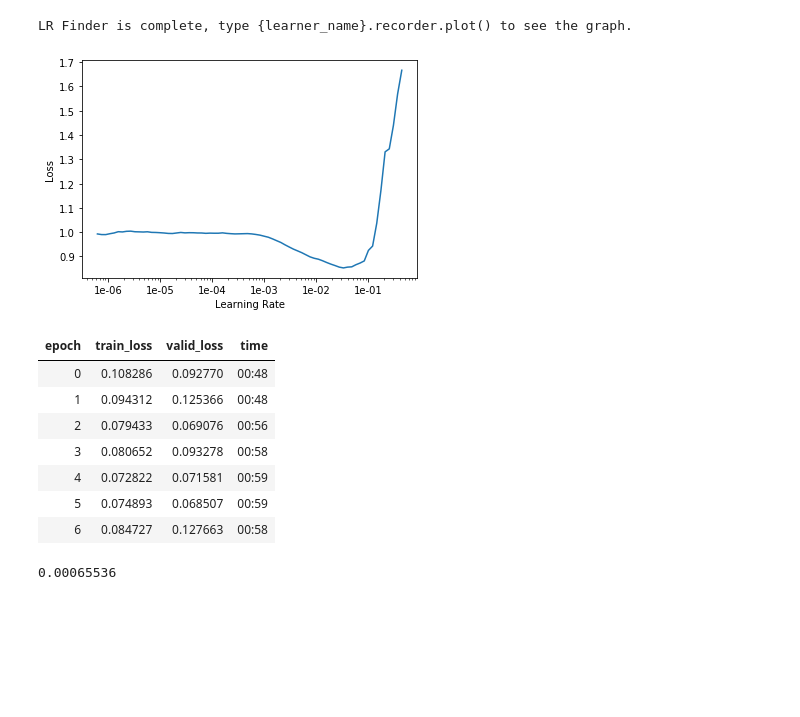
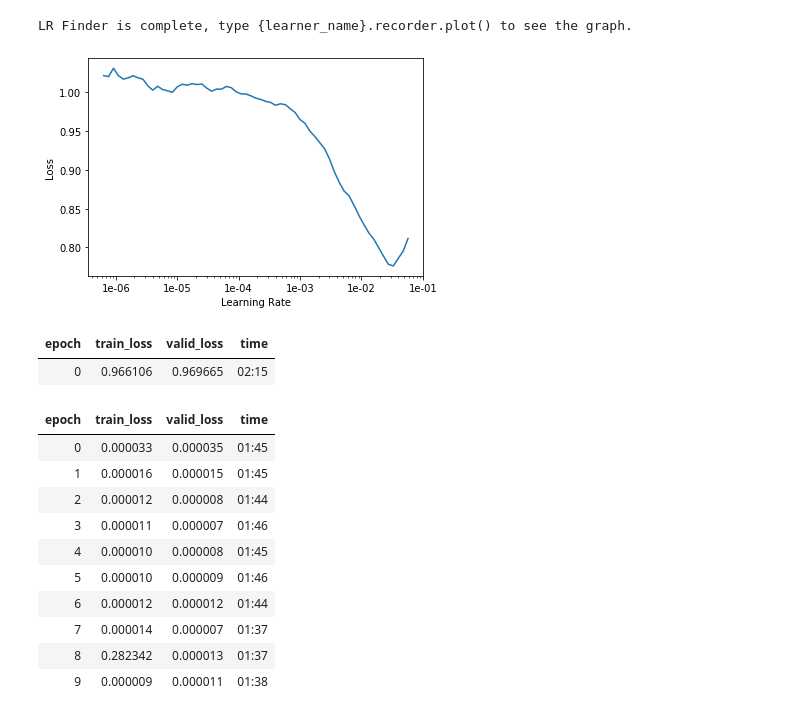
Before and after one commit to erwulff/lth_thesis_project, a Jupyter notebook: jet_by_jet_compression/fastai_AE_3D/fastai_AE_3D_200_no1cycle.ipynb, the cells around one changed output. Cells and saved outputs as stored; diff of their text form; code cells hidden in the pictures; blank space fills up the shorter version.

```diff
--- a/jet_by_jet_compression/fastai_AE_3D/fastai_AE_3D_200_no1cycle.ipynb
+++ b/jet_by_jet_compression/fastai_AE_3D/fastai_AE_3D_200_no1cycle.ipynb
@@ -115,5 +92,5 @@ class AE_3D_v2(nn.Module):
 # %%
-model = AE_3D_v2()
+model = AE_3D_200()
 # %%
 class RMSELoss(torch.nn.Module):
     def __init__(self):
@@ -123,13 +100,13 @@ class RMSELoss(torch.nn.Module):
         criterion = nn.MSELoss()
         loss = torch.sqrt(criterion(x, y))
         return loss
-#loss_func = nn.MSELoss()
-loss_func = RMSELoss()
+loss_func = nn.MSELoss()
+#loss_func = RMSELoss()
 #loss_func = my_loss_func
 # %%
 bn_wd = False  # Don't use weight decay fpr batchnorm layers
 true_wd = True  # wd will be used for all optimizers
-wd = 1e-5
+wd = 1e-6
 learn = basic_train.Learner(data=db, model=model, loss_func=loss_func, wd=wd, callback_fns=ActivationStats, bn_wd=bn_wd, true_wd=true_wd)
 # %%
 from fastai import train as tr
@@ -140,22 +117,27 @@ LR Finder is complete, type {learner_name}.recorder.plot() to see the graph.
 # %%
 learn.recorder.plot()
 # %% [output]
-[figure, old version]
+[figure, new version]
 # %%
-lr = 1e-2
-learn.fit(7, lr=lr, wd=wd)
+lr = 1e-7
+learn.fit(1, lr=lr, wd=wd)
 # %% [output]
 | epoch | train_loss | valid_loss | time |
-| 0 | 0.108286 | 0.092770 | 00:48 |
-| 1 | 0.094312 | 0.125366 | 00:48 |
-| 2 | 0.079433 | 0.069076 | 00:56 |
-| 3 | 0.080652 | 0.093278 | 00:58 |
-| 4 | 0.072822 | 0.071581 | 00:59 |
-| 5 | 0.074893 | 0.068507 | 00:59 |
-| 6 | 0.084727 | 0.127663 | 00:58 |
+| 0 | 0.966106 | 0.969665 | 02:15 |
-# %%
-0.0256**2
-# %% [output]
-0.00065536
+# %%
+lr = 1e-4
+learn.fit(10, lr=lr, wd=wd)
+# %% [output]
+| epoch | train_loss | valid_loss | time |
+| 0 | 0.000033 | 0.000035 | 01:45 |
+| 1 | 0.000016 | 0.000015 | 01:45 |
+| 2 | 0.000012 | 0.000008 | 01:44 |
+| 3 | 0.000011 | 0.000007 | 01:46 |
+| 4 | 0.000010 | 0.000008 | 01:45 |
+| 5 | 0.000010 | 0.000009 | 01:46 |
+| 6 | 0.000012 | 0.000012 | 01:44 |
+| 7 | 0.000014 | 0.000007 | 01:37 |
+| 8 | 0.282342 | 0.000013 | 01:37 |
+| 9 | 0.000009 | 0.000011 | 01:38 |
 # %%
 learn.recorder.plot_losses()
```
Also changed, not shown: parts of 71 cells of this notebook, 15 other files.
